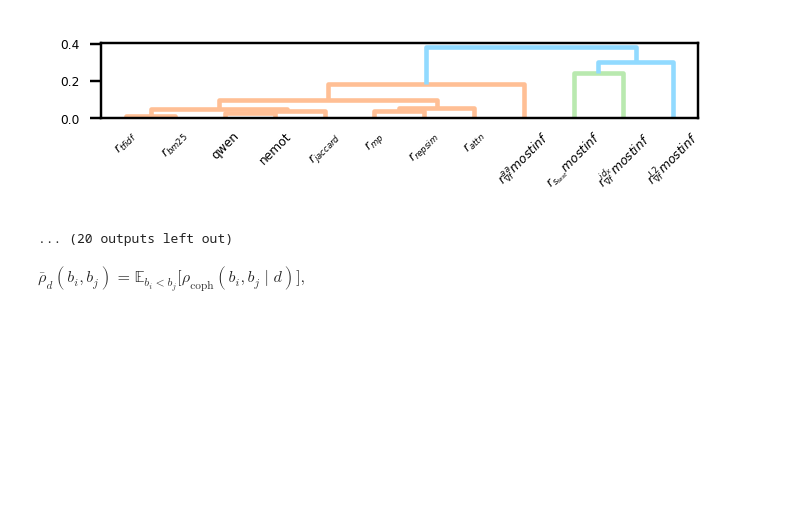
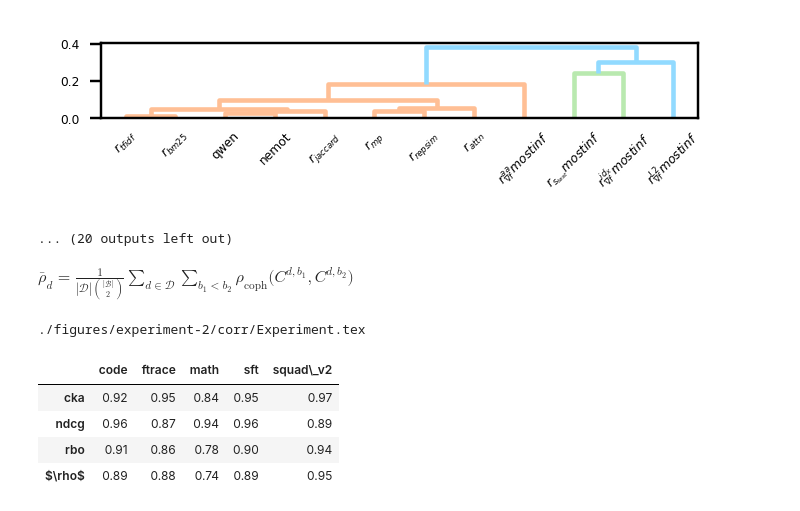
Before and after one commit to loris3/eemc, a Jupyter notebook: experiment_2.ipynb, the cells around one changed output. Cells and saved outputs as stored; diff of their text form; code cells hidden in the pictures; blank space fills up the shorter version.

```diff
--- a/experiment_2.ipynb
+++ b/experiment_2.ipynb
@@ -284,5 +223,55 @@ def display_score_groups(df_agg, groupby):
     os.makedirs(os.path.dirname(path), exist_ok=True)
     with open(path, "w", encoding="utf-8") as f:
         f.write(latex)
-# %% [markdown]
-$\bar{\rho}_{d}(b_i,b_j)=\mathbb{E}_{b_i < b_j}\big[\rho_{\mathrm{coph}}(b_i, b_j \mid d)\big],$
+# %%
+results = []
+for (score_name, k, normalize, test_type), g in df[(~df["normalize"]) & (df["score_name"].isin(scores_to_plot))].groupby(["score_name", "k", "normalize", "test_type"]):
+
+
+    structures = {}
+    global_reps = sorted(
+    set().union(*[
+        set(g["Rep_A"]).union(set(g["Rep_B"]))
+        ])
+    )
+    for name, sub in g.groupby(["Experiment","base_model"]):
+        condensed, labels, _ = build_dist_matrix_condensed(sub, reps=global_reps)
+        structures[name] = (labels, build_cophenetic(condensed)) # dendrogram for one model (base-model + task)
+
+    for (experiment_a,base_model_a), (experiment_b,base_model_b) in combinations(structures.keys(), 2):
+
+            lab1, coph1 = structures[(experiment_a,base_model_a)]
+            lab2, coph2 = structures[(experiment_b,base_model_b)]
+
+
+
+            x = coph1
+            y = coph2
+            corr = pearsonr(x, y)[0]
+
+            results.append({
+                "score_name": score_name,
+                "Experiment_A": experiment_a,
+                "Experiment_B": experiment_b,
+                "base-model_A": base_model_a,
+                "base-model_B": base_model_b,
+                "score_name": score_name,
+                "k": k,
+                "normalize": normalize,
+                "cophenetic_corr": corr,
+                "test_type": test_type
+            })
+df_cophenetic = pd.DataFrame(results)
+# %% [markdown]
+$\bar{\rho}_{d}=\frac{1}{|\mathcal{D}|\binom{|\mathcal{B}|}{2}}\sum_{d \in \mathcal{D}}\sum_{b_1 < b_2}\rho_{\mathrm{coph}}\!\big(C^{d,b_1}, C^{d,b_2}\big)$
+# %%
+df_agg = df_cophenetic[(df_cophenetic["Experiment_A"] == df_cophenetic["Experiment_B"])].groupby(["score_name", "k", "normalize", "Experiment_A"]).mean(numeric_only=True)
+# display(df_agg)
+display_score_groups(df_agg,pivot_columns = "Experiment_A")
+# %% [output]
+./figures/experiment-2/corr/Experiment.tex
+|  | code | ftrace | math | sft | squad\_v2 |
+| cka | 0.92 | 0.95 | 0.84 | 0.95 | 0.97 |
+| ndcg | 0.96 | 0.87 | 0.94 | 0.96 | 0.89 |
+| rbo | 0.91 | 0.86 | 0.78 | 0.90 | 0.94 |
+| $\rho$ | 0.89 | 0.88 | 0.74 | 0.89 | 0.95 |
```
Also changed, not shown: parts of 19 cells of this notebook.
